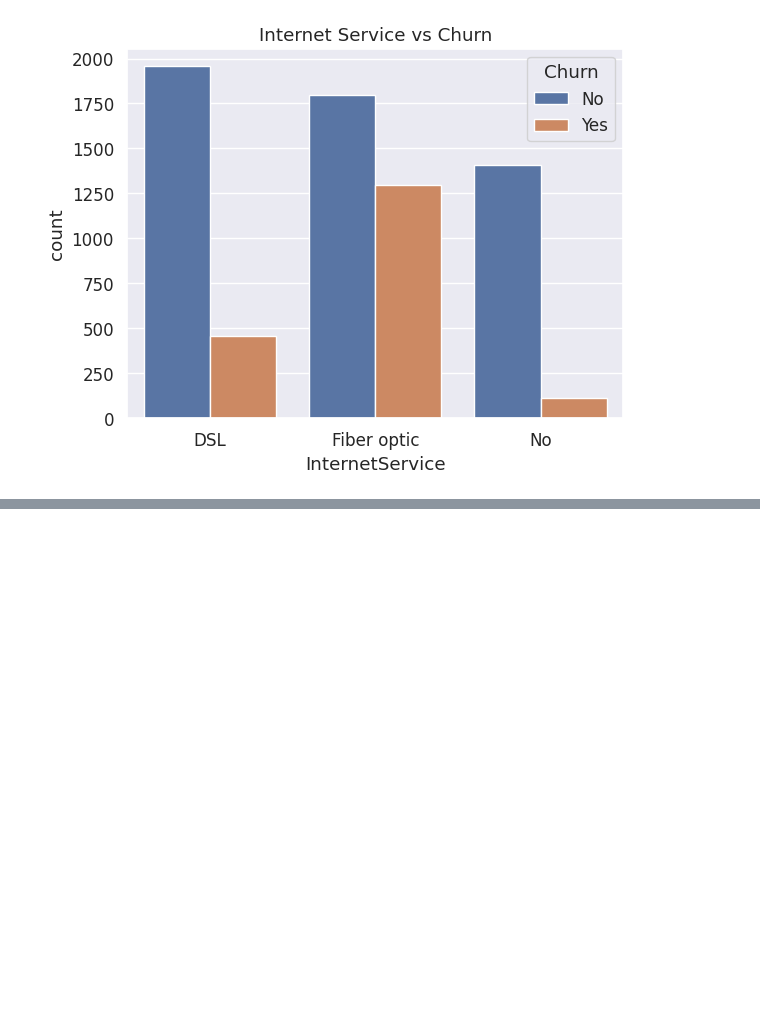
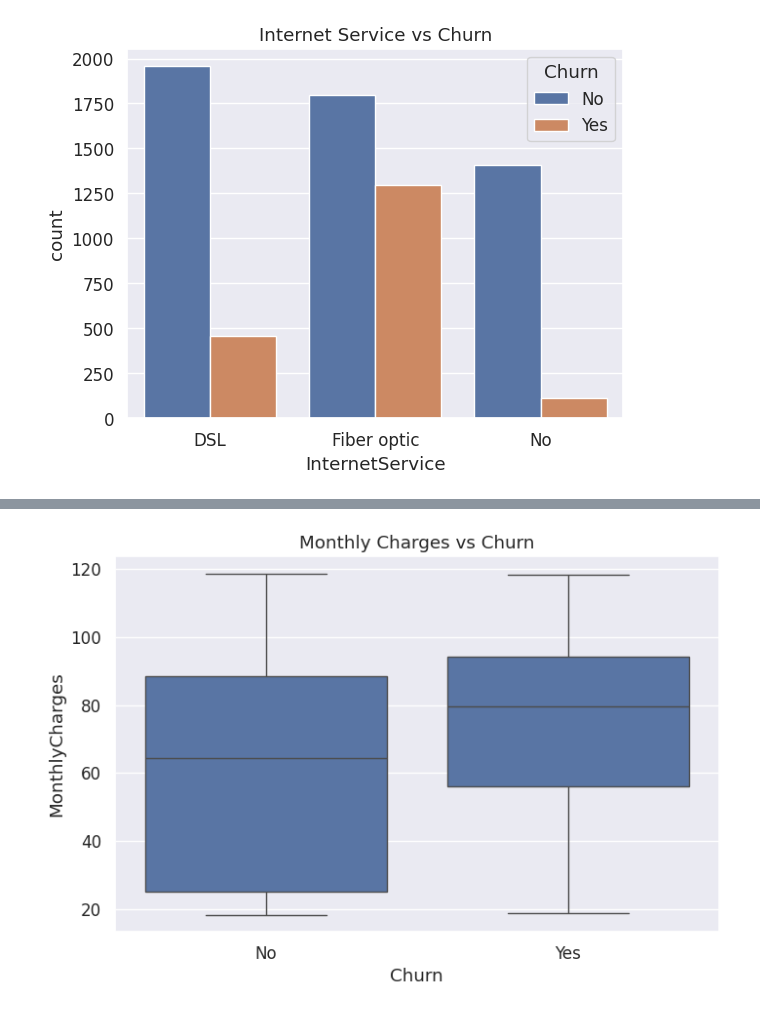
Before and after one commit to hamdhi-muhammad-24/ML_Cw, a Jupyter notebook: ML_Cw.ipynb, the cells around one changed output, grey strips where cells are left out. Cells and saved outputs as stored; diff of their text form; code cells hidden in the pictures; blank space fills up the shorter version.

```diff
--- a/ML_Cw.ipynb
+++ b/ML_Cw.ipynb
@@ -141,0 +152,8 @@ plt.show()
+# %%
+# Monthly Charges vs Churn
+plt.figure(figsize=(8,5))
+sns.boxplot(data=df, x="Churn", y="MonthlyCharges")
+plt.title("Monthly Charges vs Churn")
+plt.show()
+# %% [output]
+[figure, added]
```
Also changed, not shown: parts of 4 cells of this notebook.
